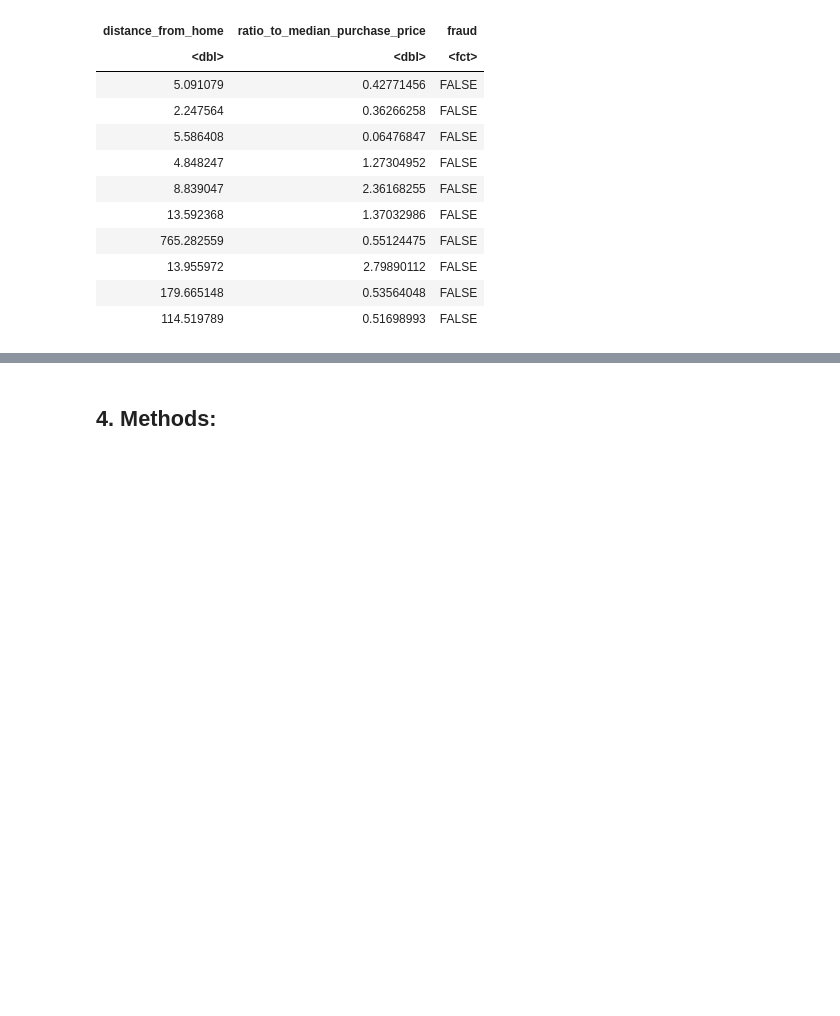
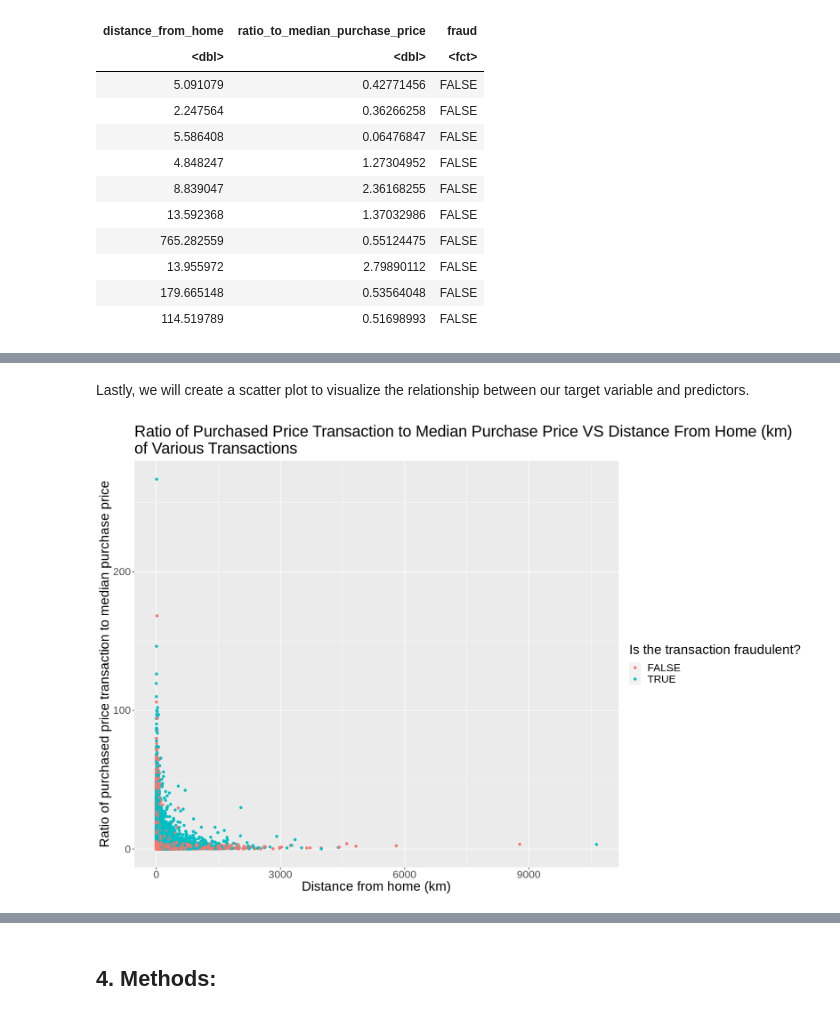
Before and after one commit to chohyeonkim/Data-Science-R-, a Jupyter notebook: Group_project_11_Proposal.ipynb, the cells around one changed output, grey strips where cells are left out. Cells and saved outputs as stored; diff of their text form; code cells hidden in the pictures; blank space fills up the shorter version.

```diff
--- a/Group_project_11_Proposal.ipynb
+++ b/Group_project_11_Proposal.ipynb
@@ -210,0 +175,18 @@ Warning message:
+# %% [markdown]
+Lastly, we will create a scatter plot to visualize the relationship between our target variable and predictors.
+# %%
+#Setting the size of the plot
+options(repr.plot.width = 15, repr.plot.height = 10)
+
+#Visualizing the relationship without any scaling
+card_plot_unscaled <- ggplot(card_train, aes(x = distance_from_home , y =  ratio_to_median_purchase_price, color = fraud)) +
+            geom_point() +
+            labs(x = "Distance from home (km)",
+                 y = "Ratio of purchased price transaction to median purchase price",
+                 color = "Is the transaction fraudulent?") +
+            ggtitle("Ratio of Purchased Price Transaction to Median Purchase Price VS Distance From Home (km) \nof Various Transactions") +
+            theme(text = element_text(size = 20))
+
+card_plot_unscaled
+# %% [output]
+[figure, added]
```
Also changed, not shown: parts of 12 cells of this notebook.
